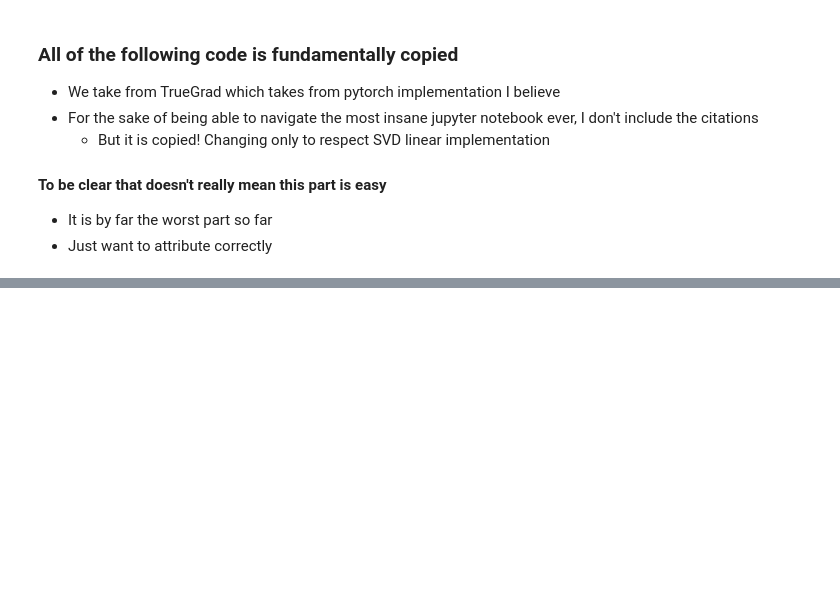
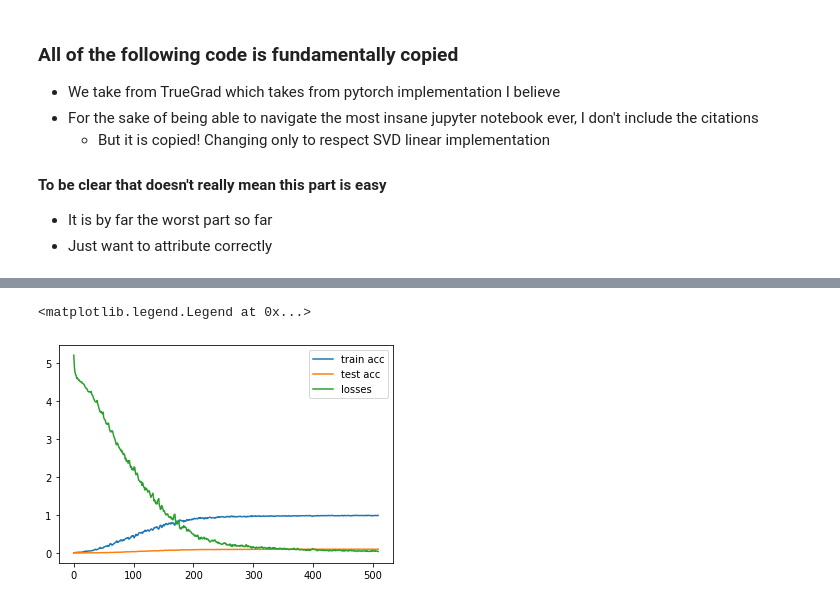
Before and after one commit to lovely439/CMSC320-Final-Project, a Jupyter notebook: index.ipynb, the cells around one changed output, grey strips where cells are left out. Cells and saved outputs as stored; diff of their text form; code cells hidden in the pictures; blank space fills up the shorter version.

```diff
--- a/index.ipynb
+++ b/index.ipynb
@@ -554,14 +579,12 @@ def segmentHouseHolderParameters(model: torch.nn.Module):
     otherParams: List[Parameter] = []
     for module in model.modules():
         if isinstance(module, HouseOrth):
-            # parameter lists... needs to be true apparently... honest to god not sure why
-            # but since HouseOrth is a base module it doesn't cause errors
             for p in module.parameters(False): houseParams.append(p)
         else:
             for p in module.parameters(False): otherParams.append(p)
     return houseParams, otherParams
 
-def getOptimizers(model: torch.nn.Module):
+def getOptimizers(model: torch.nn.Module, betas=[.9, .98], weight_decay=0):
     """
     Optimizers get unhappy when you give them an empty list, so we don't do that
     Just an abstraction to avoid rewriting a lot of code
@@ -571,7 +594,7 @@ def getOptimizers(model: torch.nn.Module):
     if len(hParams) != 0:
         optimizers.append(torch.optim.SGD(hParams, lr=3e-3))
     if len(nParams) != 0:
-        optimizers.append(torch.optim.Adam(nParams, lr=3e-4))
+        optimizers.append(torch.optim.Adam(nParams, lr=3e-4, betas=betas, weight_decay=weight_decay))
     return optimizers
 # %%
 def minibatchTrain(model: torch.nn.Module, optimizers: List[torch.optim.Optimizer], epochs: int = 100, batch_size: int = 1000) -> List[Tensor]:
@@ -859,8 +905,6 @@ def _in_projection(
     assert w_kShape== (Eq, Ek), f"expecting key weights shape of {(Eq, Ek)}, but got {w_kShape}"
     assert w_vShape == (Eq, Ev), f"expecting value weights shape of {(Eq, Ev)}, but got {w_vShape}"
     # todo biases...
-    #print(f"AOIFNEIOPAFIOAENFNAEFPONEAIOFNEIANFNIEAINFEANFIEN")
-    #print("Entering _in_projection")
     sq = svdQ(q)
     #print("Computed svdQ")
     sk = svdK(k)
@@ -875,7 +919,6 @@ def _in_projection_packed(
         w: Tensor,
         b: Optional[Tensor] = None,
         ) -> List[Tensor]:
-    #print("Entering _in_projection_packed")
     E = q.size(-1) # this is embed size
     if k is v:
         if q is k:
@@ -884,22 +927,9 @@ def _in_projection_packed(
             return wSVD.forward(q).chunk(3, -1)
         else:
             # encoder-decoder attention
-            #w_q, w_kv = torch.split(w, [E, E * 2], 0)
-            #print(f"q: {q.shape}, k: {k.shape}, cat: {torch.cat([q, k], dim=0).shape}")
-            W = torch.rand((wSVD.out_features, wSVD.in_features)).cuda()
-            w_q, w_kv = torch.split(W, [E, E * 2], 0)
-            #qWqShape = F.linear(q, w_q).shape
-            #kvkshape =  F.linear(k, w_kv).shape
-            #print(f"F.linear(q, w_q): {qWqShape}, F.linear(k, w_kv): {kvkshape}")
+
             [l1, l2] = wSVD.forward_split([q, k], [E, E*2])
-            #print("GOT HERE GOT HERE ")
-            #print(f"l1 failure: {l1.shape}, qwq: {qWqShape} ")
-            #print(f"l2 failure: {l2.shape}, qwq: {kvkshape} ")
-            #assert l1.shape == qWqShape, f"l1 failure: {l1.shape}, qwq: {qWqShape} "
-            #assert l2.shape == kvkshape, "l2 failure"
-            #print(f"w_q: {w_q.shape}, standardQ: {qWqShape}, l1: {l1.shape}")
-            #print(f"q: {q.shape}, k: {k.shape}, cat: {torch.cat([q, k]).shape}")
-            #print(f"w_kv: {w_kv.shape}, W: {W.shape}")
+
             if b is None:
                 b_q = b_kv = 0 #None, 0 not none because I use + not linear method
             else:
@@ -1588,0 +1493,10 @@ torch.nn.Linear(128, 384)
+# %%
+fig, ax = plt.subplots()
+x = np.arange(len(losses)-1)
+ax.plot(x, train_accs[:-1], label="train acc")
+ax.plot(x, val_accs, label="test acc")
+ax.plot(x, losses[:-1], label = "losses")
+ax.legend()
+# %% [output]
+<matplotlib.legend.Legend at 0x...>
+[figure, added]
```
Also changed, not shown: parts of 31 cells of this notebook.
